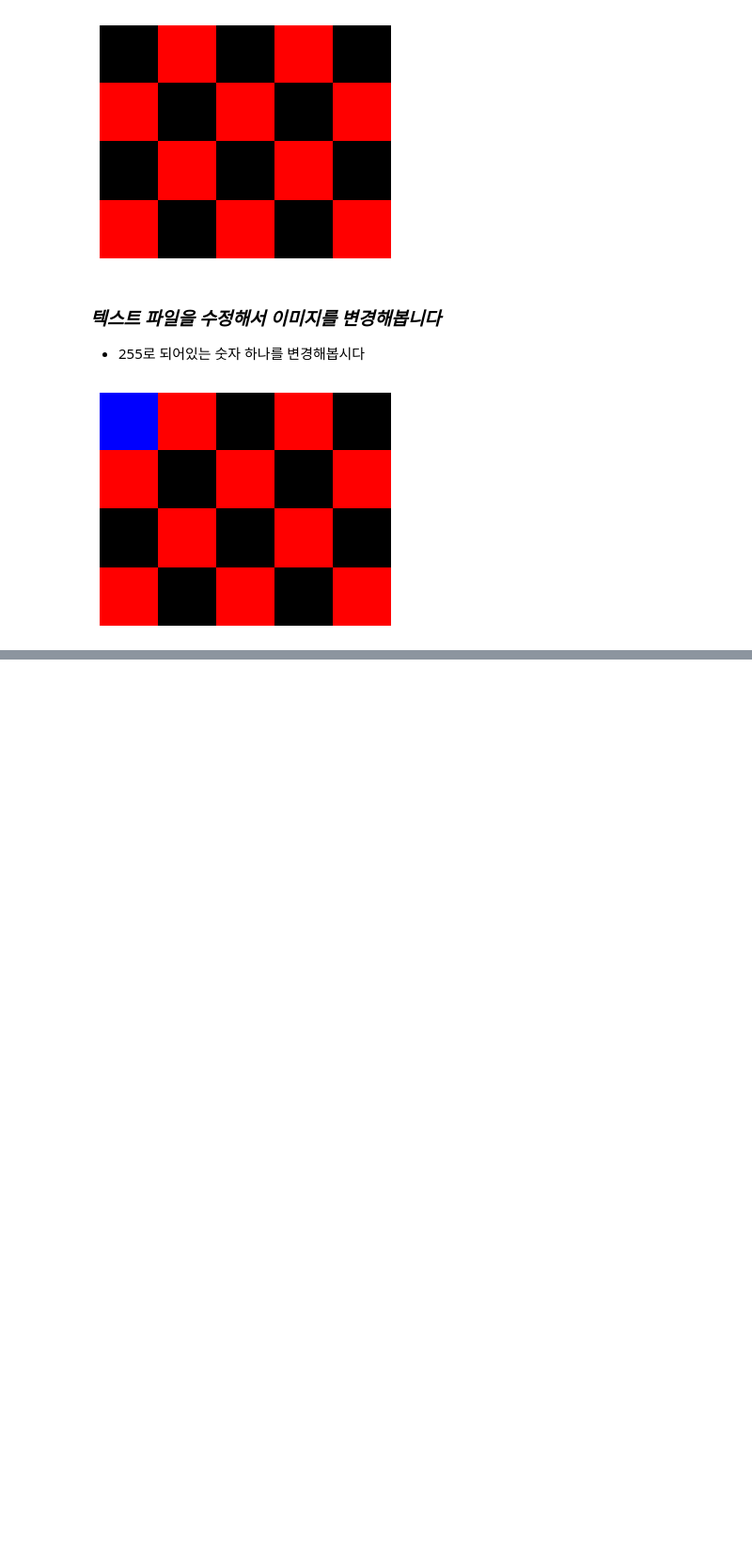
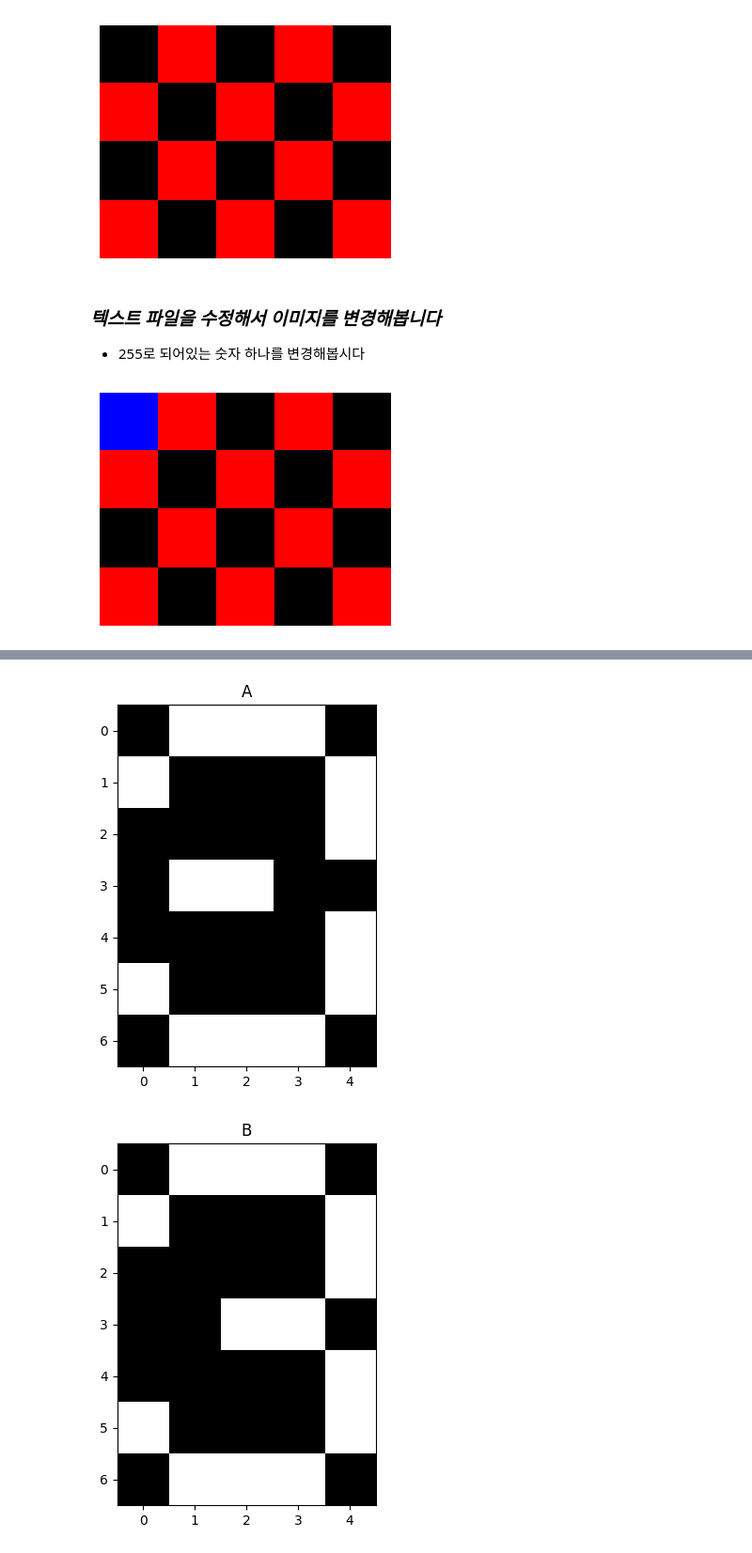
Before and after one commit to suriseven/image_tutorial, a Jupyter notebook: chap01/chap01.ipynb, the cells around one changed output, grey strips where cells are left out. Shown at 94% size. Drawn from its saved outputs; the diff is of its cells as text; code cells hidden in the pictures; blank space fills up the shorter version.

```diff
--- a/chap01/chap01.ipynb
+++ b/chap01/chap01.ipynb
@@ -483,0 +518,14 @@ plt.show()
+# %%
+# imshow함수 준비
+import cv2
+import numpy as np
+from matplotlib import pyplot as plt
+
+def cv2_imshow(img, title='Image', figsize=(5,5), axis='on'):
+    # BGR -> RGB 변환
+    img_rgb = cv2.cvtColor(img, cv2.COLOR_BGR2RGB)
+    plt.figure(figsize=figsize)
+    plt.imshow(img_rgb)
+    plt.title(title)
+    plt.axis(axis)
+    plt.show()
@@ -483,0 +536,38 @@ plt.show()
+# %%
+import numpy as np
+
+A = np.array([
+    [0, 1, 1, 1, 0],
+    [1, 0, 0, 0, 1],
+    [0, 0, 0, 0, 1],
+    [0, 1, 1, 0, 0],
+    [0, 0, 0, 0, 1],
+    [1, 0, 0, 0, 1],
+    [0, 1, 1, 1, 0]
+]).astype(np.uint8) * 255
+cv2_imshow(A, title='A')
+
+B = np.array([
+    [0, 1, 1, 1, 0],
+    [1, 0, 0, 0, 1],
+    [0, 0, 0, 0, 1],
+    [0, 0, 1, 1, 0],
+    [0, 0, 0, 0, 1],
+    [1, 0, 0, 0, 1],
+    [0, 1, 1, 1, 0]
+]).astype(np.uint8) * 255
+cv2_imshow(B, title='B')
+
+C = np.array([
+    [0, 1, 1, 1, 0],
+    [1, 0, 0, 0, 1],
+    [1, 0, 0, 0, 0],
+    [1, 1, 1, 1, 0],
+    [1, 0, 0, 0, 1],
+    [1, 0, 0, 0, 1],
+    [0, 1, 1, 1, 0]
+]).astype(np.uint8) * 255
+cv2_imshow(C, title='C')
+# %% [output]
+[figure, added]
+[figure, added]
```
Also changed, not shown: parts of 20 cells of this notebook.
